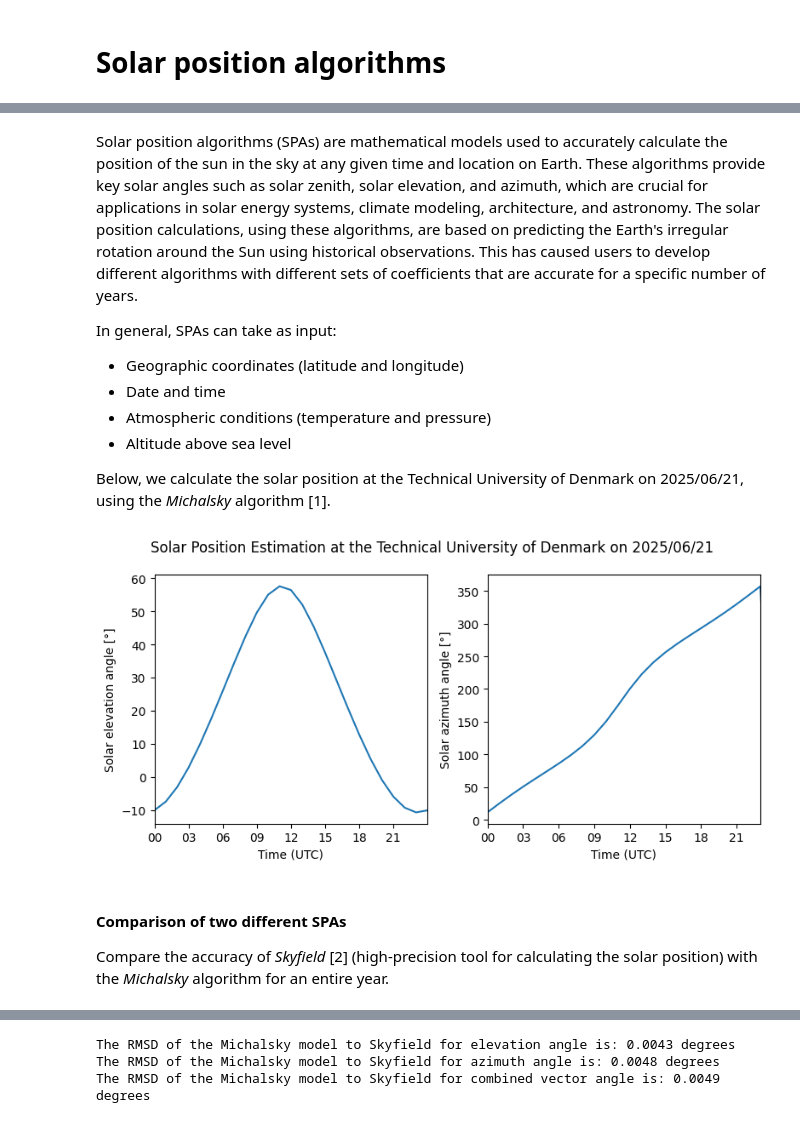
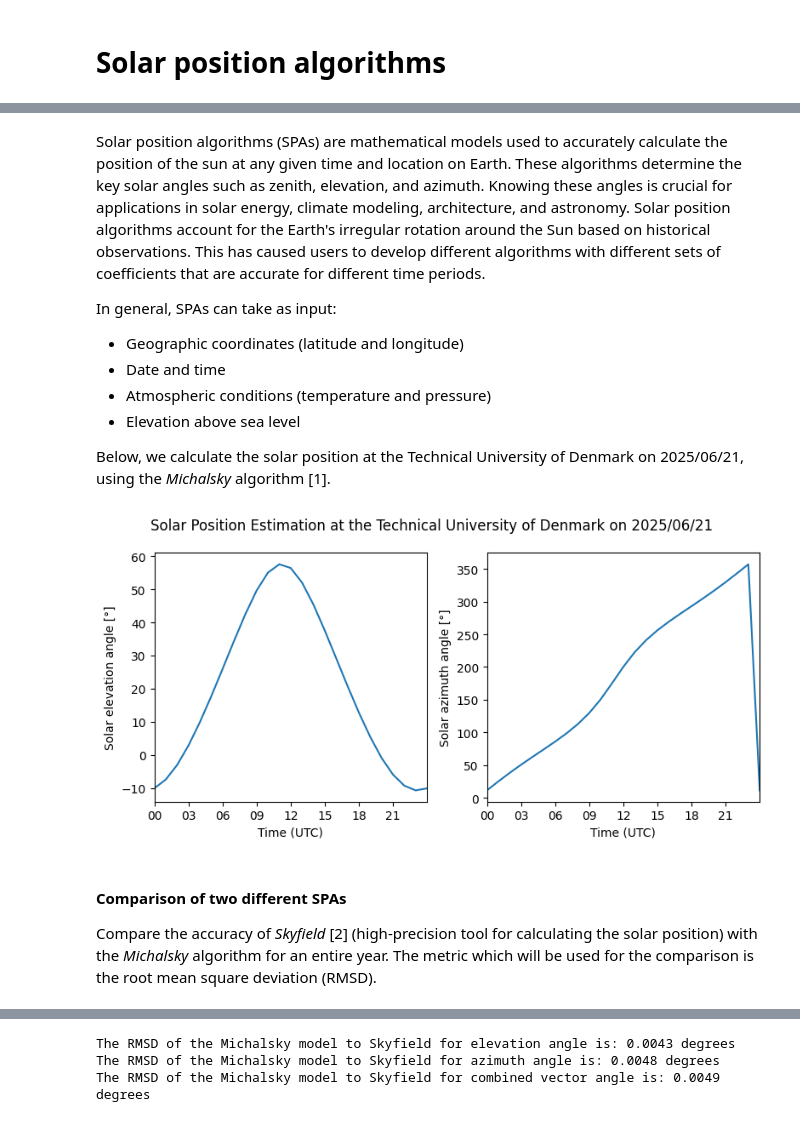
Before and after one commit to pvlib/solposx, a Jupyter notebook: docs/source/solarposition_introduction.ipynb, the cells around one changed output, grey strips where cells are left out. Drawn from its saved outputs; the diff is of its cells as text; code cells hidden in the pictures.

```diff
--- a/docs/source/solarposition_introduction.ipynb
+++ b/docs/source/solarposition_introduction.ipynb
@@ -27,55 +28,55 @@ For more information on atmospheric refraction, the reader is referred to [atmos
 # %% [markdown]
-
-Solar position algorithms (SPAs) are mathematical models used to accurately calculate the position of the sun in the sky at any given time and location on Earth. These algorithms provide key solar angles such as solar zenith, solar elevation, and azimuth, which are crucial for applications in solar energy systems, climate modeling, architecture, and astronomy. The solar position calculations, using these algorithms, are based on predicting the Earth's irregular rotation around the Sun using historical observations. This has caused users to develop different algorithms with different sets of coefficients that are accurate for a specific number of years.
+Solar position algorithms (SPAs) are mathematical models used to accurately calculate the position of the sun at any given time and location on Earth. These algorithms determine the key solar angles such as zenith, elevation, and azimuth. Knowing these angles is crucial for applications in solar energy, climate modeling, architecture, and astronomy. Solar position algorithms account for the Earth's irregular rotation around the Sun based on historical observations. This has caused users to develop different algorithms with different sets of coefficients that are accurate for different time periods.
 
 In general, SPAs can take as input:
 * Geographic coordinates (latitude and longitude)
 * Date and time
 * Atmospheric conditions (temperature and pressure)
-* Altitude above sea level
+* Elevation above sea level
 
 Below, we calculate the solar position at the Technical University of Denmark on 2025/06/21, using the *Michalsky* algorithm [1].
 # %%
 import pandas as pd
 import matplotlib.pyplot as plt
 import solposx
 from pvlib.location import Location
 import matplotlib.dates as mdates
 
 # Definition of Location object
 site = Location(55.79, 12.52, 'UTC', 50, 'DTU, Denmark') # latitude, longitude, time_zone, altitude, name
 
 # Definition of a time range of simulation
 times = pd.date_range('2025-06-21 00:00:00', '2025-06-22 00:00:00', freq='h', tz=site.tz)
 
-# Find solar position
+# Calculate solar position
 solpos = solposx.solarposition.michalsky(times, site.latitude, site.longitude)
 
 # Plots for solar zenith and solar azimuth angles
-fig, (ax1, ax2) = plt.subplots(1, 2, figsize=(8, 4))
+fig, axes = plt.subplots(1, 2, figsize=(8, 4))
 fig.suptitle('Solar Position Estimation at the Technical University of Denmark on 2025/06/21')
 
 # plot for solar elevation angle
-ax1.plot(solpos.elevation)
-ax1.set_ylabel('Solar elevation angle [°]')
-ax1.set_xlabel('Time (UTC)')
-ax1.xaxis.set_major_formatter(mdates.DateFormatter('%H'))
-ax1.set_xlim(pd.Timestamp('2025-06-21 00:00:00'), pd.Timestamp('2025-06-21 23:59:00'))
+axes[0].plot(solpos.elevation)
+axes[0].set_ylabel('Solar elevation angle [°]')
 
 # plot for solar azimuth angle
-ax2.plot(solpos.azimuth)
-ax2.set_ylabel('Solar azimuth angle [°]')
-ax2.set_xlabel('Time (UTC)')
-ax2.xaxis.set_major_formatter(mdates.DateFormatter('%H'))
-ax2.set_xlim(pd.Timestamp('2025-06-21 00:00:00'), pd.Timestamp('2025-06-21 23:00:00'))
+axes[1].plot(solpos.azimuth)
+axes[1].set_ylabel('Solar azimuth angle [°]')
+
+# format plot
+for ax in axes:
+    ax.set_xlabel('Time (UTC)')
+    ax.xaxis.set_major_formatter(mdates.DateFormatter('%H'))
+    ax.set_xlim(pd.Timestamp('2025-06-21 00:00:00'), pd.Timestamp('2025-06-21 23:59:00'))
+
 plt.tight_layout()
 plt.show()
 # %% [output]
-[figure, old version]
+[figure, new version]
 # %% [markdown]
 #### Comparison of two different SPAs
 
-Compare the accuracy of *Skyfield* [2] (high-precision tool for calculating the solar position) with the *Michalsky* algorithm for an entire year.
+Compare the accuracy of *Skyfield* [2] (high-precision tool for calculating the solar position) with the *Michalsky* algorithm for an entire year. The metric which will be used for the comparison is the root mean square deviation (RMSD).
 # %%
 times = pd.date_range('2025-01-01 00:00:00', '2025-12-31 23:59:00', freq='h', tz='UTC')
 
```
Also changed, not shown: parts of 4 cells of this notebook.
